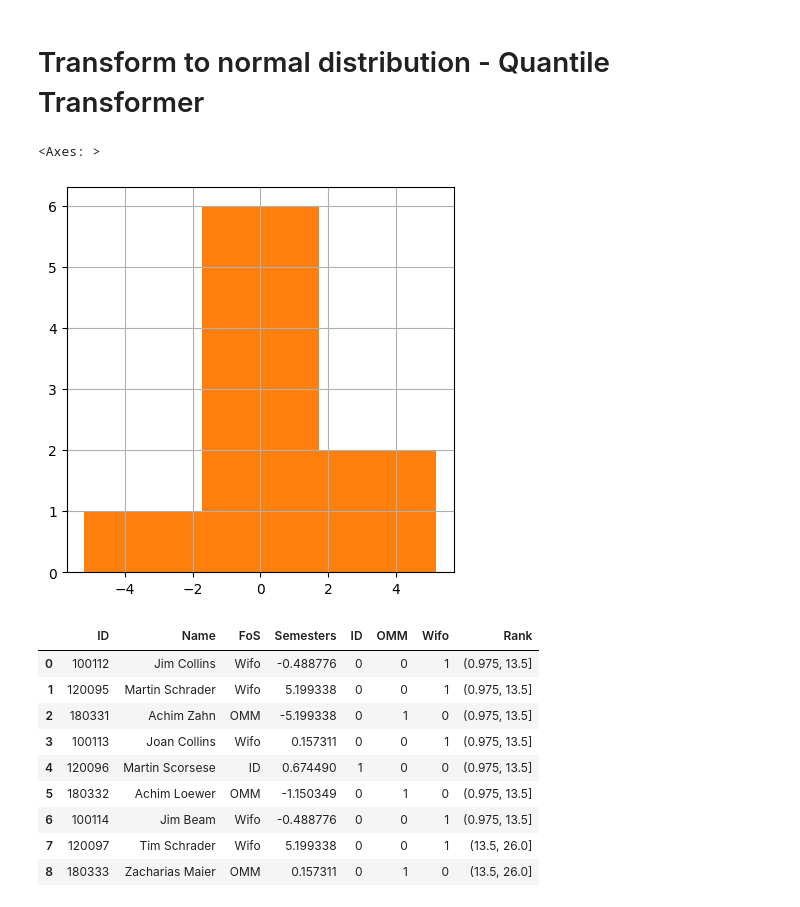
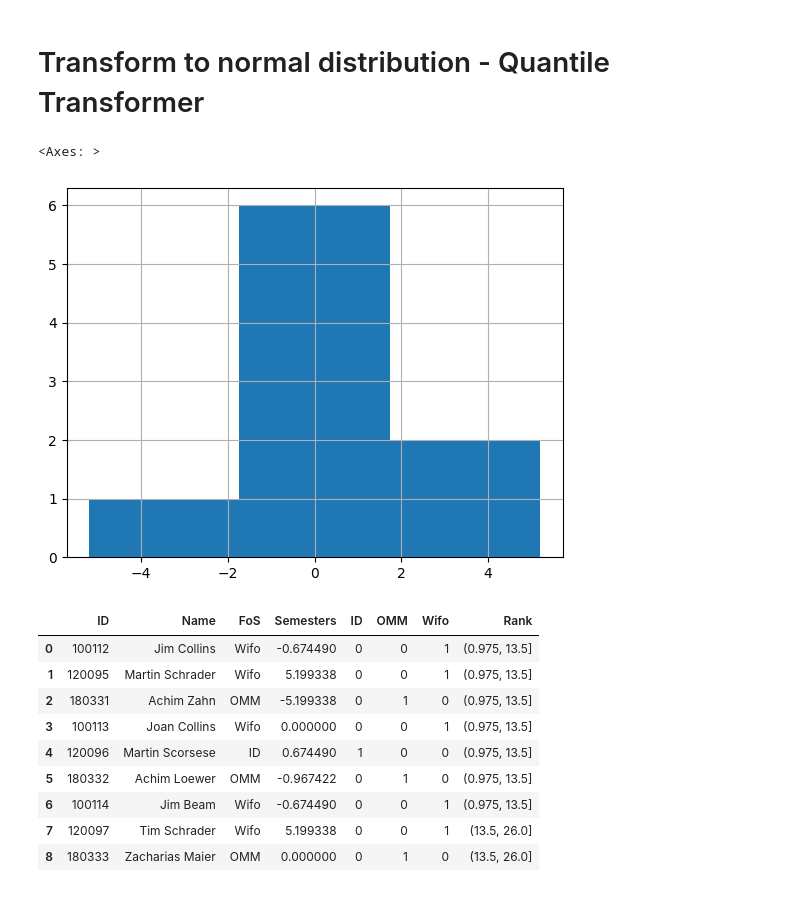
Before and after one commit to john2408/classroom_notes, a Jupyter notebook: Lab_Feature_Transformation/TRANSFORMATION_LAB.ipynb, the cells around one changed output. Cells and saved outputs as stored; diff of their text form; code cells hidden in the pictures.

```diff
--- a/Lab_Feature_Transformation/TRANSFORMATION_LAB.ipynb
+++ b/Lab_Feature_Transformation/TRANSFORMATION_LAB.ipynb
@@ -221,30 +221,28 @@ from sklearn.preprocessing import QuantileTransformer
 # %%
 #perform quantile transformation for the column "Semesters" and plot the result in a histogram
 #quantile transformer should use 5 quantiles
 from sklearn.preprocessing import QuantileTransformer
 
-qt = QuantileTransformer(n_quantiles=25, output_distribution='normal',random_state=0)
+qt = QuantileTransformer(n_quantiles=5, output_distribution='normal',random_state=0)
 trans_x=qt.fit_transform(np.array(df_oh['Semesters'].array.reshape(-1, 1)))
 
 df_oh['Semesters']=trans_x
 
-df_oh['Semesters'].hist(bins=20,figsize=(5, 5))
-
 #histogram should use 3 bins
 df_oh['Semesters'].hist(bins=3)
 # %% [output]
 <Axes: >
-[figure, old version]
+[figure, new version]
 # %%
 df_oh
 # %% [output]
 |  | ID | Name | FoS | Semesters | ID | OMM | Wifo | Rank |
-| 0 | 100112 | Jim Collins | Wifo | -0.488776 | 0 | 0 | 1 | (0.975, 13.5] |
+| 0 | 100112 | Jim Collins | Wifo | -0.674490 | 0 | 0 | 1 | (0.975, 13.5] |
 | 1 | 120095 | Martin Schrader | Wifo | 5.199338 | 0 | 0 | 1 | (0.975, 13.5] |
 | 2 | 180331 | Achim Zahn | OMM | -5.199338 | 0 | 1 | 0 | (0.975, 13.5] |
-| 3 | 100113 | Joan Collins | Wifo | 0.157311 | 0 | 0 | 1 | (0.975, 13.5] |
+| 3 | 100113 | Joan Collins | Wifo | 0.000000 | 0 | 0 | 1 | (0.975, 13.5] |
 | 4 | 120096 | Martin Scorsese | ID | 0.674490 | 1 | 0 | 0 | (0.975, 13.5] |
-| 5 | 180332 | Achim Loewer | OMM | -1.150349 | 0 | 1 | 0 | (0.975, 13.5] |
-| 6 | 100114 | Jim Beam | Wifo | -0.488776 | 0 | 0 | 1 | (0.975, 13.5] |
+| 5 | 180332 | Achim Loewer | OMM | -0.967422 | 0 | 1 | 0 | (0.975, 13.5] |
+| 6 | 100114 | Jim Beam | Wifo | -0.674490 | 0 | 0 | 1 | (0.975, 13.5] |
 | 7 | 120097 | Tim Schrader | Wifo | 5.199338 | 0 | 0 | 1 | (13.5, 26.0] |
-| 8 | 180333 | Zacharias Maier | OMM | 0.157311 | 0 | 1 | 0 | (13.5, 26.0] |
+| 8 | 180333 | Zacharias Maier | OMM | 0.000000 | 0 | 1 | 0 | (13.5, 26.0] |
```
Also changed, not shown: 7 other files.
